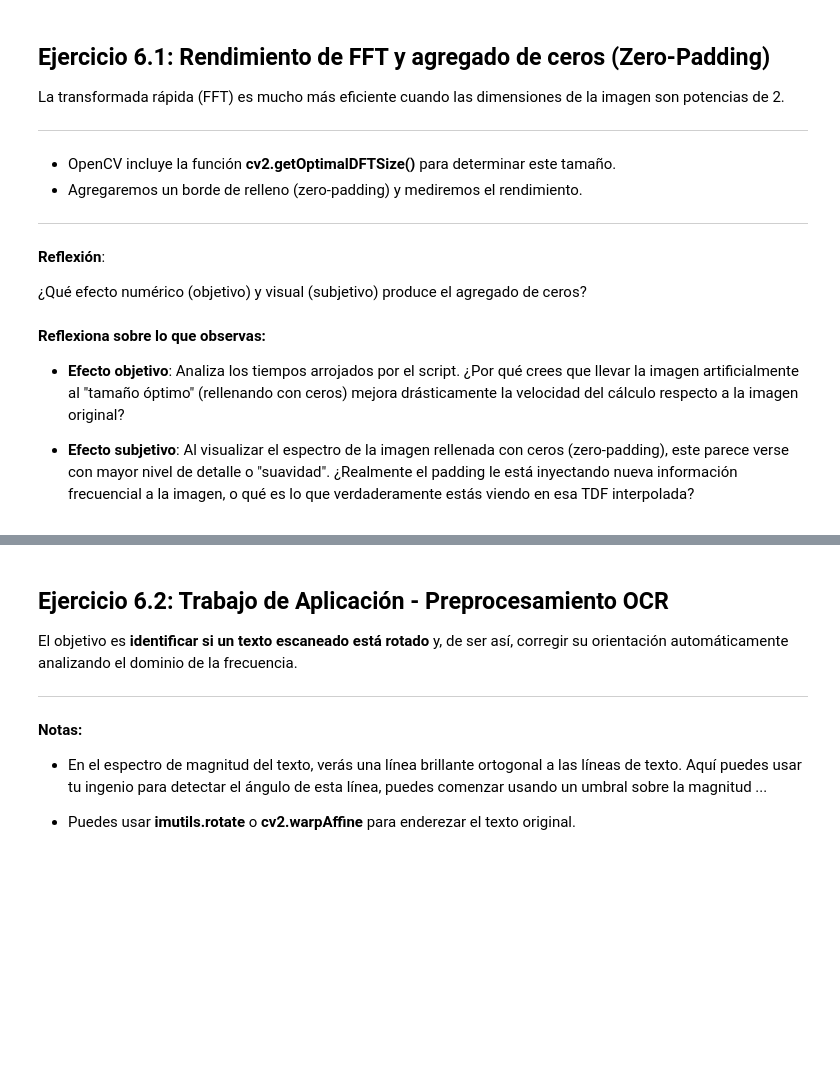
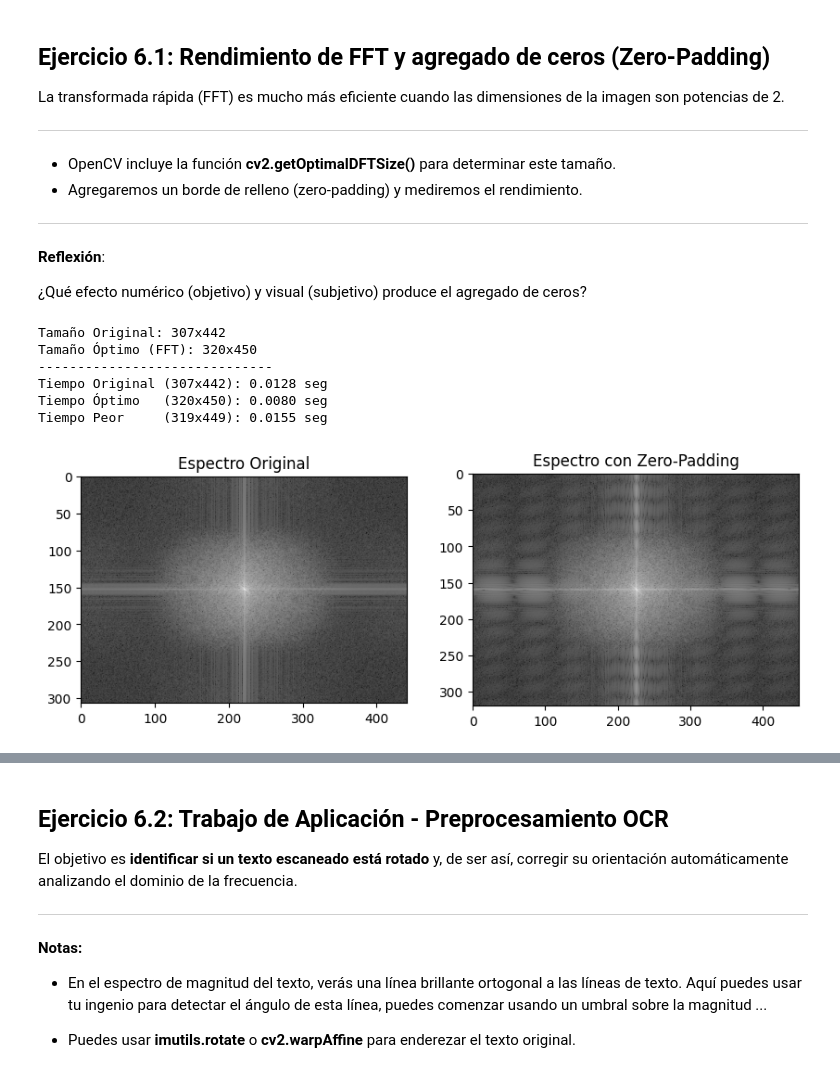
Before and after one commit to Lucasa98/pdi-2026, a Jupyter notebook: practica/tp5.ipynb, the cells around one changed output, grey strips where cells are left out. Drawn from its saved outputs; the diff is of its cells as text; code cells hidden in the pictures; blank space fills up the shorter version.

```diff
--- a/practica/tp5.ipynb
+++ b/practica/tp5.ipynb
@@ -432,0 +450,32 @@ Observa las fórmulas de Alta Potencia $H_{AP} =(A-1)+H_{PA}$ y Énfasis de Alta
+# %%
+# Filtros de Acentuado
+img = cv2.imread('imagenes/camaleon.tif', cv2.IMREAD_GRAYSCALE)
+def actualizar(A=1.5, ksize=3):
+
+    dft = cv2.dft(np.float32(img), flags=cv2.DFT_COMPLEX_OUTPUT)
+    dft_shift = np.fft.fftshift(dft)
+
+    # Alta potencia en frecuencia con filtro gaussiano
+    H_PA = helpers.mask_pa_gaussiano(img, 1)
+    H_AP = (A - 1) + H_PA
+    dft_AP = dft_shift * H_AP[:, :, np.newaxis]
+    f_ishift = np.fft.ifftshift(dft_AP)
+    img_back = cv2.idft(f_ishift, flags=cv2.DFT_SCALE)
+    mag = cv2.magnitude(img_back[:,:,0], img_back[:,:,1])
+    img_AP = cv2.normalize(mag, None, 0, 255, cv2.NORM_MINMAX, dtype=cv2.CV_8U)
+
+    # Alta potencia espacial
+    esp_AP = helpers.altaPotencia(img, kernelSize=(ksize, ksize), A=A)
+    esp_AP = cv2.normalize(esp_AP, None, 0, 255, cv2.NORM_MINMAX).astype(np.uint8)
+
+    fig, ax = plt.subplots(1, 3, figsize=(15, 10))
+    ax[0].imshow(img, cmap='gray'); ax[0].set_title("Original")
+    ax[1].imshow(img_AP, cmap='gray'); ax[1].set_title("Alta Potencia en frecuencia")
+    ax[2].imshow(esp_AP, cmap='gray'); ax[2].set_title("Alta Potencia espacial")
+    for axi in ax: axi.axis('off')
+    plt.show();
+
+interact(actualizar,
+         A=FloatSlider(min=1.0, max=3.0, step=0.1, value=1.5),
+         ksize=IntSlider(min=1, max=30, step=2, value=3)
+);
@@ -449,7 +502,7 @@ La transformada rápida (FFT) es mucho más eficiente cuando las dimensiones de
 # FFT vs DFT
 import timeit
 
-def evaluar_rendimiento_fft(img_path='puente.jpg'):
+def evaluar_rendimiento_fft(img_path='imagenes/puente.jpg'):
     img = cv2.imread(img_path, cv2.IMREAD_GRAYSCALE)
     if img is None: return "Carga una imagen."
 
@@ -468,40 +521,42 @@ def evaluar_rendimiento_fft(img_path='puente.jpg'):
     # 3. Generar imagen (Óptima - 1)
     N_peor = Nopt - 1
     M_peor = Mopt - 1
     img_peor = cv2.copyMakeBorder(img, 0, max(0, N_peor - filas), 0, max(0, M_peor - cols), cv2.BORDER_CONSTANT, value=0)
     # Forzamos el recorte si era más grande
     img_peor = img_peor[:N_peor, :M_peor]
 
     # 4. Evaluar tiempos de ejecución
     def test_dft(imagen):
         cv2.dft(np.float32(imagen), flags=cv2.DFT_COMPLEX_OUTPUT)
 
     t_orig = timeit.timeit(lambda: test_dft(img), number=10)
     t_opt = timeit.timeit(lambda: test_dft(img_opt), number=10)
     t_peor = timeit.timeit(lambda: test_dft(img_peor), number=10)
 
     print("-" * 30)
     print(f"Tiempo Original ({filas}x{cols}): {t_orig:.4f} seg")
     print(f"Tiempo Óptimo   ({Nopt}x{Mopt}): {t_opt:.4f} seg")
     print(f"Tiempo Peor     ({N_peor}x{M_peor}): {t_peor:.4f} seg")
 
     # 5. Visualizar el efecto subjetivo de agregar ceros en el espectro
     dft_orig = np.fft.fftshift(cv2.dft(np.float32(img), flags=cv2.DFT_COMPLEX_OUTPUT))
     dft_opt = np.fft.fftshift(cv2.dft(np.float32(img_opt), flags=cv2.DFT_COMPLEX_OUTPUT))
 
     mag_orig = 20 * np.log1p(cv2.magnitude(dft_orig[:,:,0], dft_orig[:,:,1]))
     mag_opt = 20 * np.log1p(cv2.magnitude(dft_opt[:,:,0], dft_opt[:,:,1]))
 
-    fig, axs = plt.subplots(1, 2, figsize=(10, 5))
-    axs.imshow(mag_orig, cmap='gray'); axs.set_title("Espectro Original")
-    axs[9].imshow(mag_opt, cmap='gray'); axs[9].set_title("Espectro con Zero-Padding")
+    fig, ax = plt.subplots(1, 2, figsize=(10, 5))
+    ax[0].imshow(mag_orig, cmap='gray'); ax[0].set_title("Espectro Original")
+    ax[1].imshow(mag_opt, cmap='gray'); ax[1].set_title("Espectro con Zero-Padding")
     plt.show()
 
 
-evaluar_rendimiento_fft('puente.jpg')
+evaluar_rendimiento_fft('imagenes/camino.tif')
+# %% [output]
+Tamaño Original: 307x442
+Tamaño Óptimo (FFT): 320x450
+------------------------------
+Tiempo Original (307x442): 0.0128 seg
+Tiempo Óptimo   (320x450): 0.0080 seg
+Tiempo Peor     (319x449): 0.0155 seg
+[figure, added]
-# %% [markdown]
-**Reflexiona sobre lo que observas:**
-
-* **Efecto objetivo**: Analiza los tiempos arrojados por el script. ¿Por qué crees que llevar la imagen artificialmente al "tamaño óptimo" (rellenando con ceros) mejora drásticamente la velocidad del cálculo respecto a la imagen original?
-
-* **Efecto subjetivo**: Al visualizar el espectro de la imagen rellenada con ceros (zero-padding), este parece verse con mayor nivel de detalle o "suavidad". ¿Realmente el padding le está inyectando nueva información frecuencial a la imagen, o qué es lo que verdaderamente estás viendo en esa TDF interpolada?
```
Also changed, not shown: parts of 18 cells of this notebook, 4 other files.
